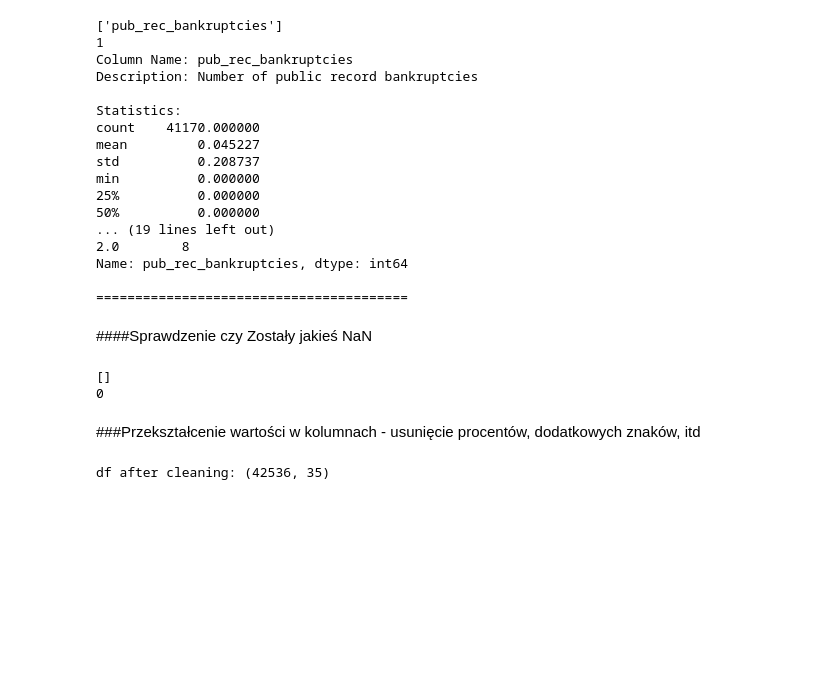
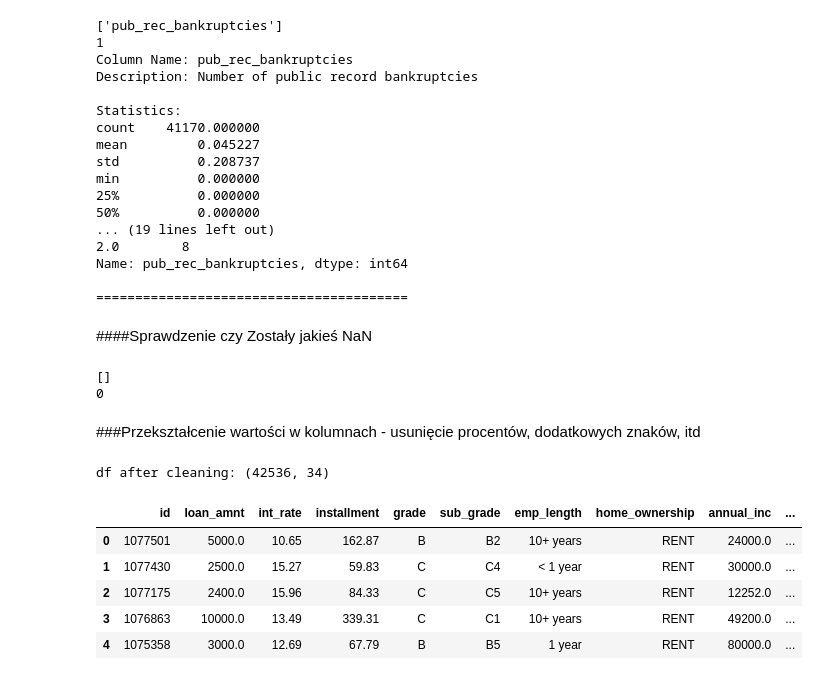
Before and after one commit to Hubert26/machine-learning, a Jupyter notebook: project_hubert_szewczyk.ipynb, the cells around one changed output. Cells and saved outputs as stored; diff of their text form; code cells hidden in the pictures; blank space fills up the shorter version.

```diff
--- a/project_hubert_szewczyk.ipynb
+++ b/project_hubert_szewczyk.ipynb
@@ -297,0 +300,9 @@ Name: title, Length: 21264, dtype: int64
+# %%
+selected_columns = list(set(unique_counts(df, 0, df.shape[0])) &
+                        set(nan_counts(df, 0, df.shape[0])) &
+                        set(diff_counts(df, 1, 1)))
+
+display_info(df, selected_columns, df_info)
+
+if selected_columns:
+  df.drop(selected_columns, inplace=True, axis=1, errors='ignore')
@@ -332,7 +359,7 @@ Name: emp_length, dtype: int64
 # %%
 selected_columns = list(set(unique_counts(df, 0.1*df.shape[0], df.shape[0])) &
                         set(nan_counts(df, 0.01*df.shape[0], df.shape[0])) &
-                        set(diff_counts(df, 1, 0.1*df.shape[0])))
+                        set(diff_counts(df, 1, 0.2*df.shape[0])))
 
 display_info(df, selected_columns, df_info)
 
@@ -411,4 +438,13 @@ df["zip_code"] = df["zip_code"].str[0:-2]
 # %%
 print("df after cleaning:", df.shape)
 # %% [output]
-df after cleaning: (42536, 35)
+df after cleaning: (42536, 34)
+# %%
+df.head()
+# %% [output]
+|  | id | loan_amnt | int_rate | installment | grade | sub_grade | emp_length | home_ownership | annual_inc | ... |
+| 0 | 1077501 | 5000.0 | 10.65 | 162.87 | B | B2 | 10+ years | RENT | 24000.0 | ... |
+| 1 | 1077430 | 2500.0 | 15.27 | 59.83 | C | C4 | < 1 year | RENT | 30000.0 | ... |
+| 2 | 1077175 | 2400.0 | 15.96 | 84.33 | C | C5 | 10+ years | RENT | 12252.0 | ... |
+| 3 | 1076863 | 10000.0 | 13.49 | 339.31 | C | C1 | 10+ years | RENT | 49200.0 | ... |
+| 4 | 1075358 | 3000.0 | 12.69 | 67.79 | B | B5 | 1 year | RENT | 80000.0 | ... |
```
Also changed, not shown: parts of 3 cells of this notebook.
